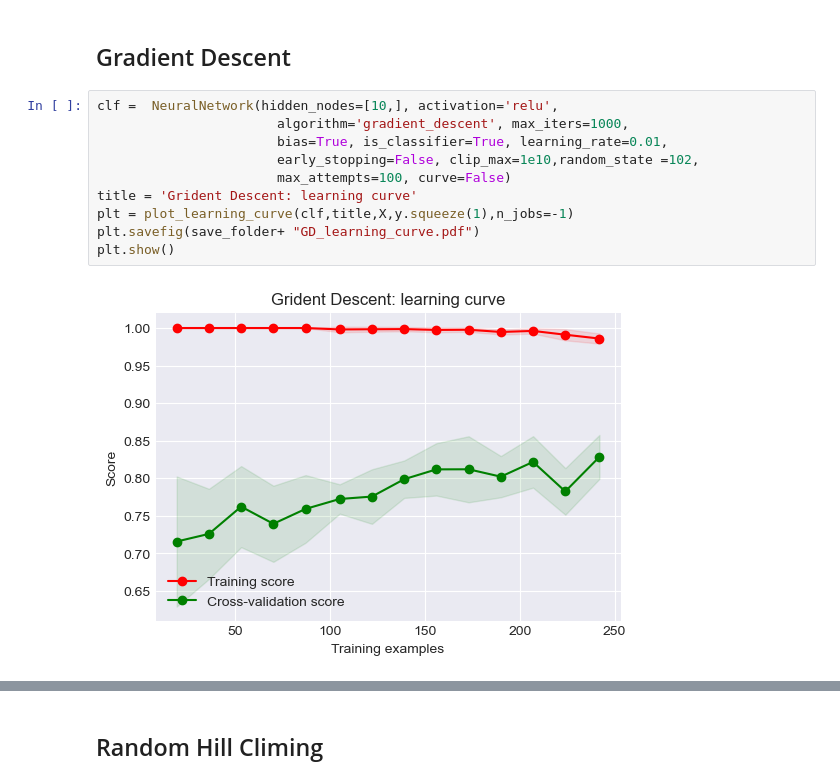
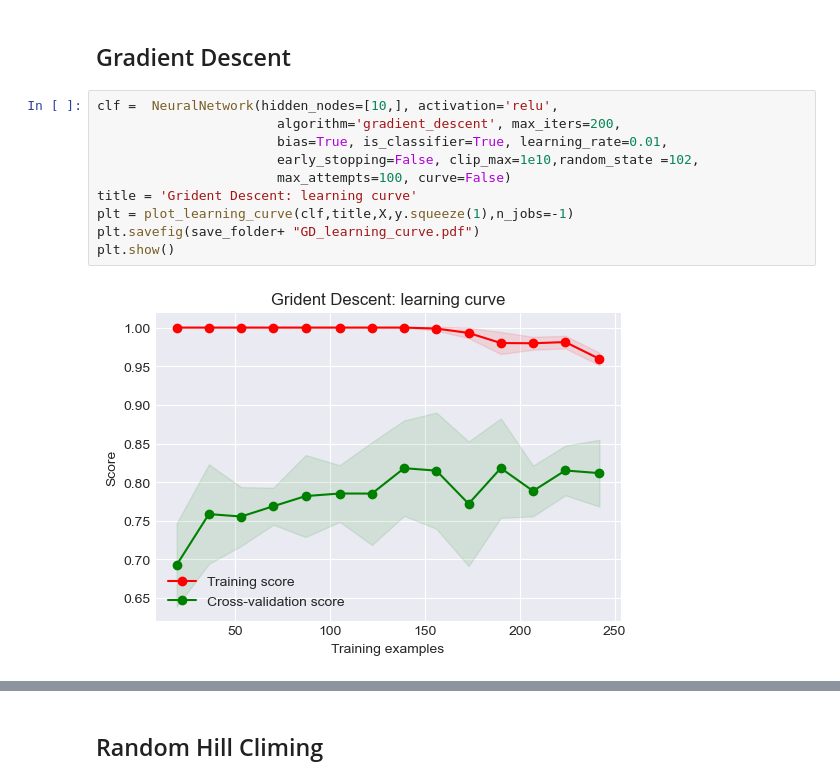
Before and after one commit to Alijafr/ML, a Jupyter notebook: assignment 2/code/Neural_Net.ipynb, the cells around one changed output, grey strips where cells are left out. Saved outputs shown, nothing was run; the diff lists cells and outputs as text.

```diff
--- a/assignment 2/code/Neural_Net.ipynb
+++ b/assignment 2/code/Neural_Net.ipynb
@@ -295,13 +143,13 @@ def plot_learning_curve(estimator, title, X, y, ylim=None, cv=None,
 ## Gradient Descent
 # %%
 clf =  NeuralNetwork(hidden_nodes=[10,], activation='relu',
-                       algorithm='gradient_descent', max_iters=1000,
+                       algorithm='gradient_descent', max_iters=200,
                        bias=True, is_classifier=True, learning_rate=0.01,
                        early_stopping=False, clip_max=1e10,random_state =102,
                        max_attempts=100, curve=False)
 title = 'Grident Descent: learning curve'
 plt = plot_learning_curve(clf,title,X,y.squeeze(1),n_jobs=-1)
 plt.savefig(save_folder+ "GD_learning_curve.pdf")
 plt.show()
 # %% [output]
-[figure, old version]
+[figure, new version]
```
Also changed, not shown: parts of 43 cells of this notebook, 37 other files.
